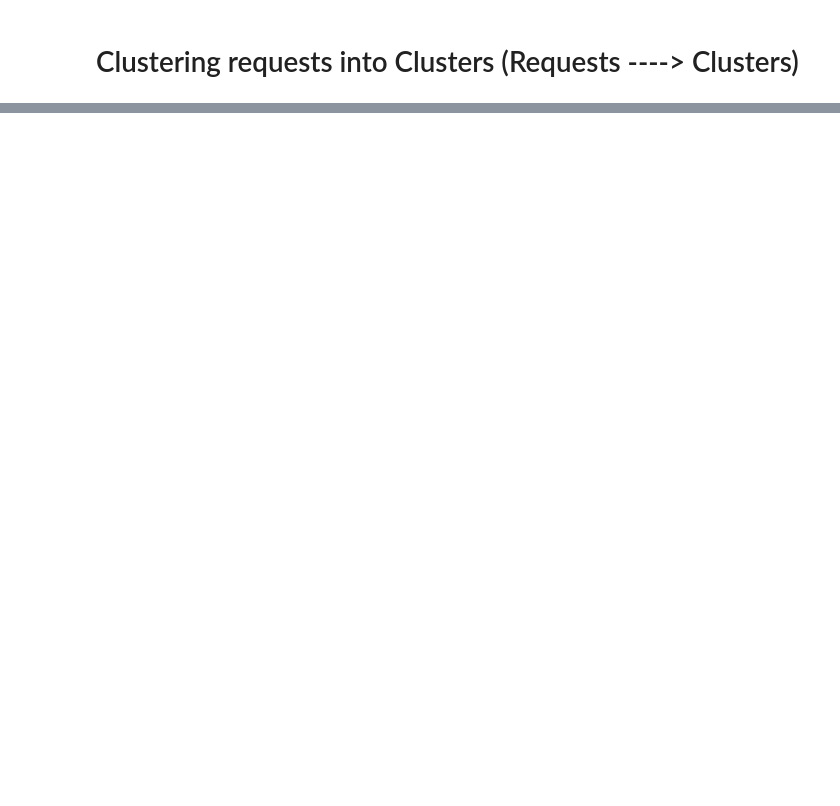
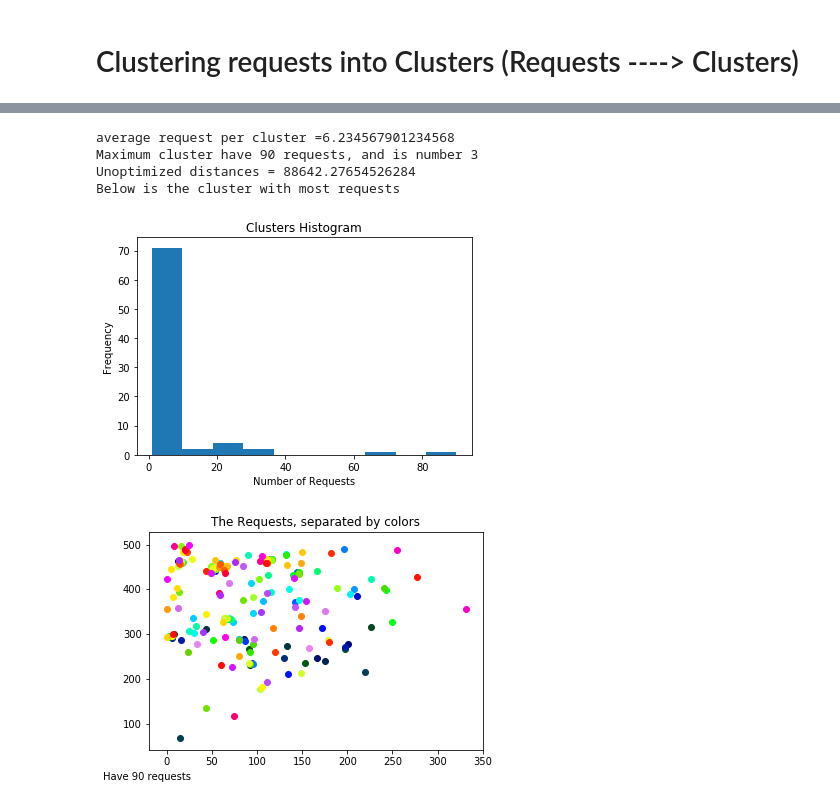
Before and after one commit to Worse2Worst/Senior-Project, a Jupyter notebook: src/visualize_benchmark.ipynb, the cells around one changed output, grey strips where cells are left out. Drawn from its saved outputs; the diff is of its cells as text; code cells hidden in the pictures; blank space fills up the shorter version.

```diff
--- a/src/visualize_benchmark.ipynb
+++ b/src/visualize_benchmark.ipynb
@@ -58,0 +76,27 @@ util.draw_clusters(clusters)
+# %%
+
+unoptimized_distances = processing.request_distances(requests)
+max_req = -1
+sum_req = 0
+max_clus_num = -1
+i = 0
+for cluster in clusters:
+    if(len(cluster)>max_req):
+        max_req = len(cluster)
+        max_clus_num = i
+    sum_req += len(cluster)
+    i += 1
+
+print("average request per cluster =" +str(sum_req/len(clusters)))
+print("Maximum cluster have "+str(max_req) + " requests, and is number " +str(max_clus_num))
+print("Unoptimized distances = "+ str(unoptimized_distances))
+
+print("Below is the cluster with most requests")
+util.draw_cluster(clusters[3])
+# %% [output]
+average request per cluster =6.234567901234568
+Maximum cluster have 90 requests, and is number 3
+Unoptimized distances = 88642.27654526284
+Below is the cluster with most requests
+[figure, added]
+[figure, added]
```
Also changed, not shown: parts of 9 cells of this notebook, 3 other files.
